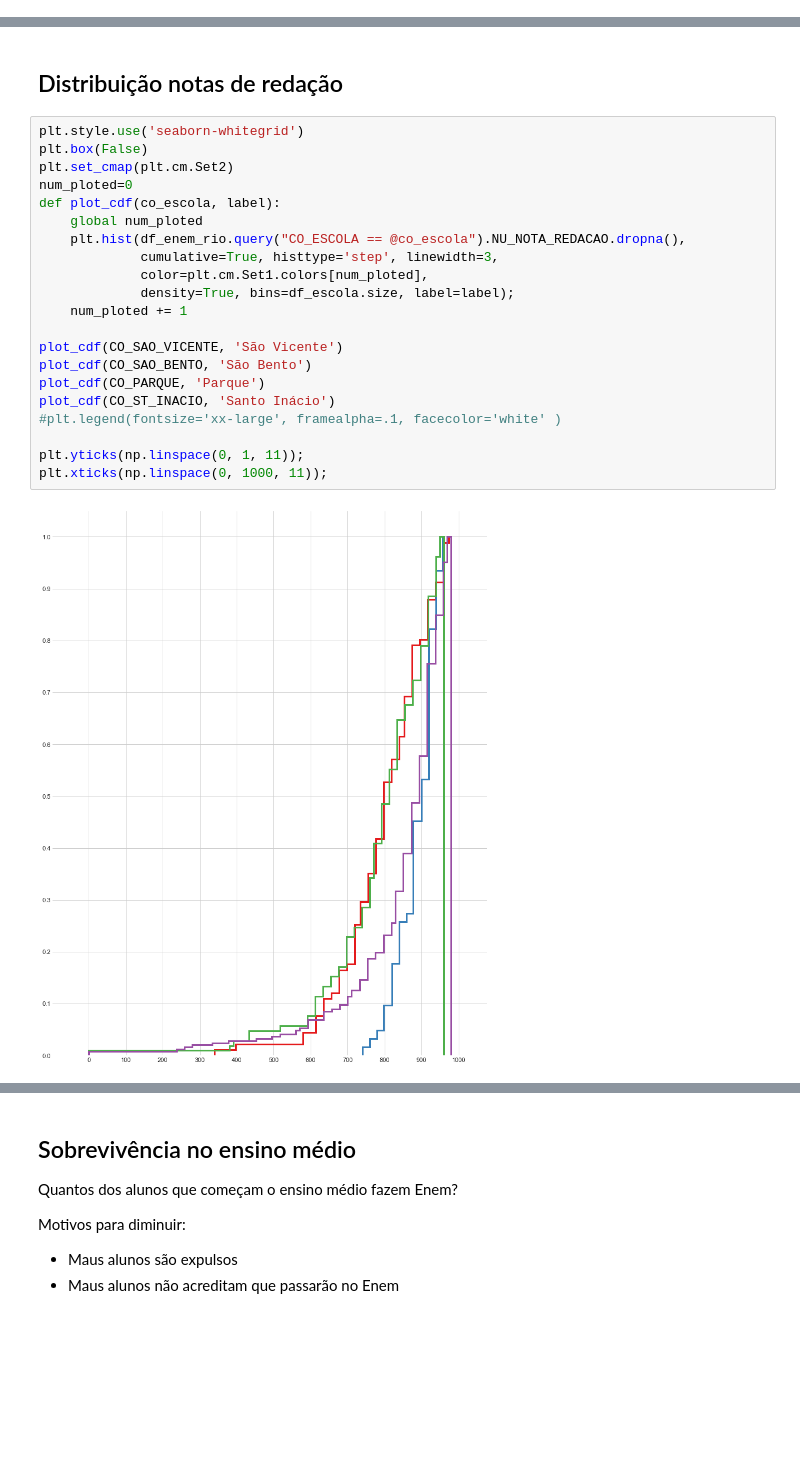
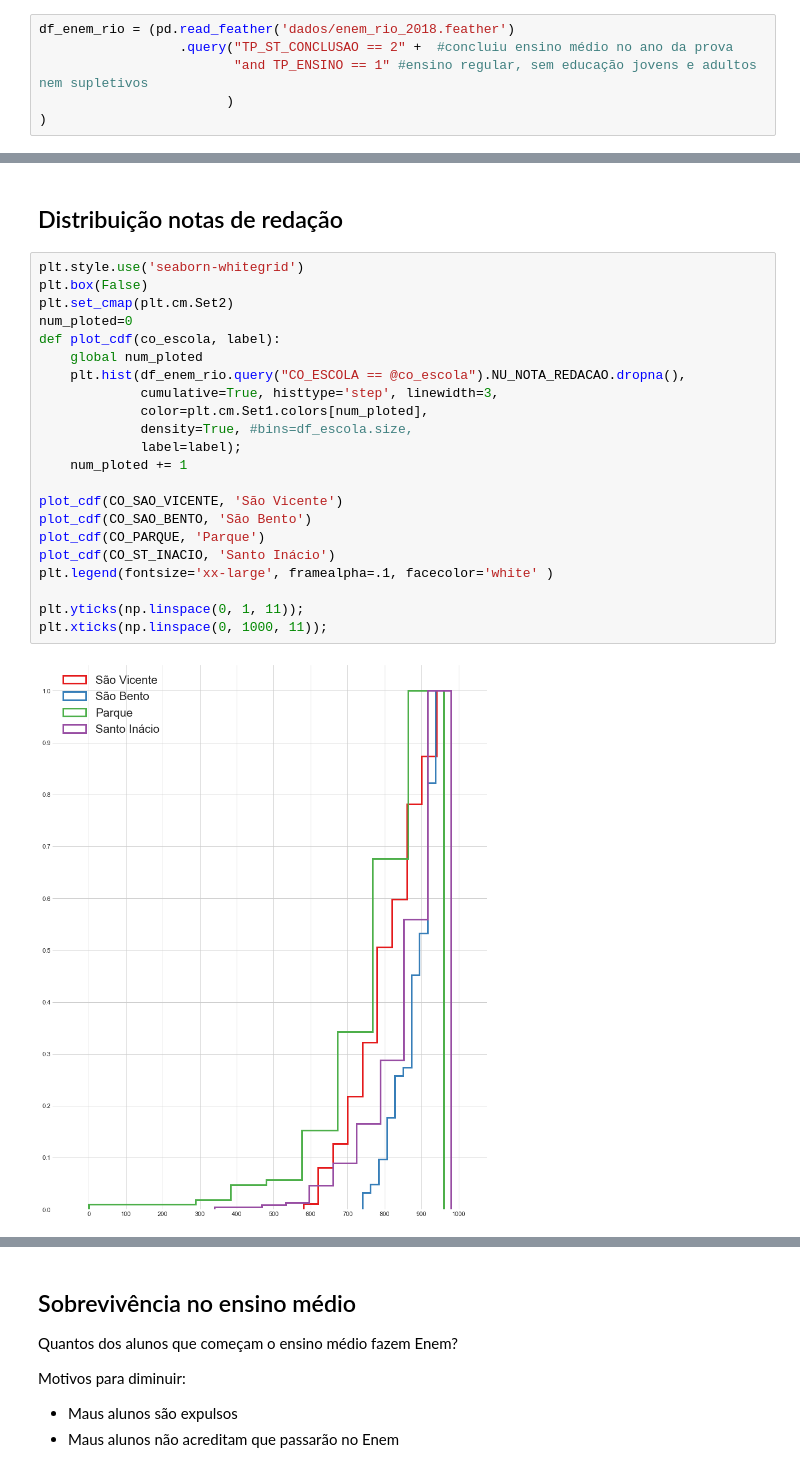
Before and after one commit to pauloneves/educacao, a Jupyter notebook: 03_analisa.ipynb, the cells around one changed output, grey strips where cells are left out. Saved outputs shown, nothing was run; the diff lists cells and outputs as text; blank space fills up the shorter version.

```diff
--- a/03_analisa.ipynb
+++ b/03_analisa.ipynb
@@ -32,3 +30,9 @@ df_enem_rio = pd.read_feather('dados/enem_rio_2018.feather')
+# %%
+df_enem_rio = (pd.read_feather('dados/enem_rio_2018.feather')
+                  .query("TP_ST_CONCLUSAO == 2" +  #concluiu ensino médio no ano da prova
+                         "and TP_ENSINO == 1" #ensino regular, sem educação jovens e adultos nem supletivos
+                        )
+)
 # %% [markdown]
  ## Cálculo da nota final
  Abaixo pode-se personalizar o cálculo de nota final. pondero pelas notas mais importantes.
@@ -247,23 +233,24 @@ compara_distribuicoes('NU_NOTA_CH');
 # %%
 plt.style.use('seaborn-whitegrid')
 plt.box(False)
 plt.set_cmap(plt.cm.Set2)
 num_ploted=0
 def plot_cdf(co_escola, label):
     global num_ploted
     plt.hist(df_enem_rio.query("CO_ESCOLA == @co_escola").NU_NOTA_REDACAO.dropna(),
              cumulative=True, histtype='step', linewidth=3,
              color=plt.cm.Set1.colors[num_ploted],
-             density=True, bins=df_escola.size, label=label);
+             density=True, #bins=df_escola.size,
+             label=label);
     num_ploted += 1
 
 plot_cdf(CO_SAO_VICENTE, 'São Vicente')
 plot_cdf(CO_SAO_BENTO, 'São Bento')
 plot_cdf(CO_PARQUE, 'Parque')
 plot_cdf(CO_ST_INACIO, 'Santo Inácio')
-#plt.legend(fontsize='xx-large', framealpha=.1, facecolor='white' )
+plt.legend(fontsize='xx-large', framealpha=.1, facecolor='white' )
 
 plt.yticks(np.linspace(0, 1, 11));
 plt.xticks(np.linspace(0, 1000, 11));
 # %% [output]
-[figure, old version]
+[figure, new version]
```
Also changed, not shown: parts of 29 cells of this notebook.
